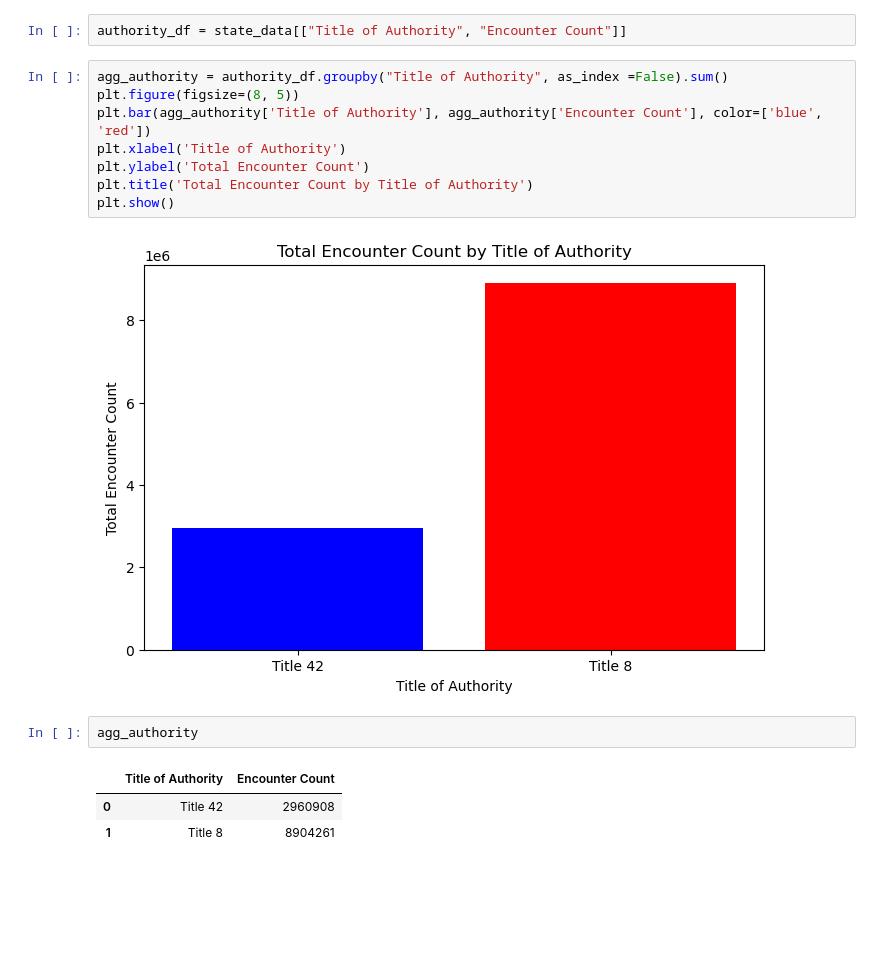
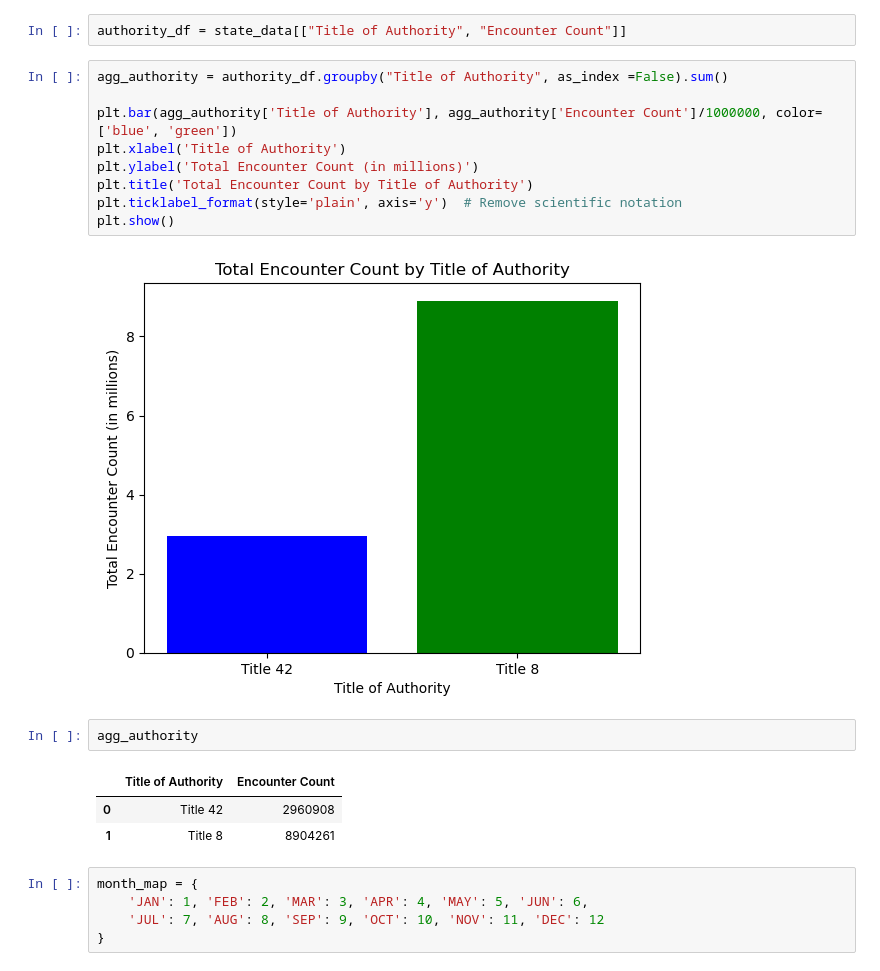
Before and after one commit to alanklin/AA-Capstone, a Jupyter notebook: Code/Notebooks/week2_eda_state.ipynb, the cells around one changed output. Drawn from its saved outputs; the diff is of its cells as text; blank space fills up the shorter version.

```diff
--- a/Code/Notebooks/week2_eda_state.ipynb
+++ b/Code/Notebooks/week2_eda_state.ipynb
@@ -43,17 +76,23 @@ array(['AK', 'ID', 'ME', 'MI', 'MN', 'MT', 'ND', 'NY', 'OH', 'VT', 'WA',
 authority_df = state_data[["Title of Authority", "Encounter Count"]]
 # %%
 agg_authority = authority_df.groupby("Title of Authority", as_index =False).sum()
-plt.figure(figsize=(8, 5))
-plt.bar(agg_authority['Title of Authority'], agg_authority['Encounter Count'], color=['blue', 'red'])
+
+plt.bar(agg_authority['Title of Authority'], agg_authority['Encounter Count']/1000000, color=['blue', 'green'])
 plt.xlabel('Title of Authority')
-plt.ylabel('Total Encounter Count')
+plt.ylabel('Total Encounter Count (in millions)')
 plt.title('Total Encounter Count by Title of Authority')
+plt.ticklabel_format(style='plain', axis='y')  # Remove scientific notation
 plt.show()
 # %% [output]
-[figure, old version]
+[figure, new version]
 # %%
 agg_authority
 # %% [output]
 |  | Title of Authority | Encounter Count |
 | 0 | Title 42 | 2960908 |
 | 1 | Title 8 | 8904261 |
+# %%
+month_map = {
+    'JAN': 1, 'FEB': 2, 'MAR': 3, 'APR': 4, 'MAY': 5, 'JUN': 6,
+    'JUL': 7, 'AUG': 8, 'SEP': 9, 'OCT': 10, 'NOV': 11, 'DEC': 12
+}
```
Also changed, not shown: parts of 20 cells of this notebook, 1 other file.
